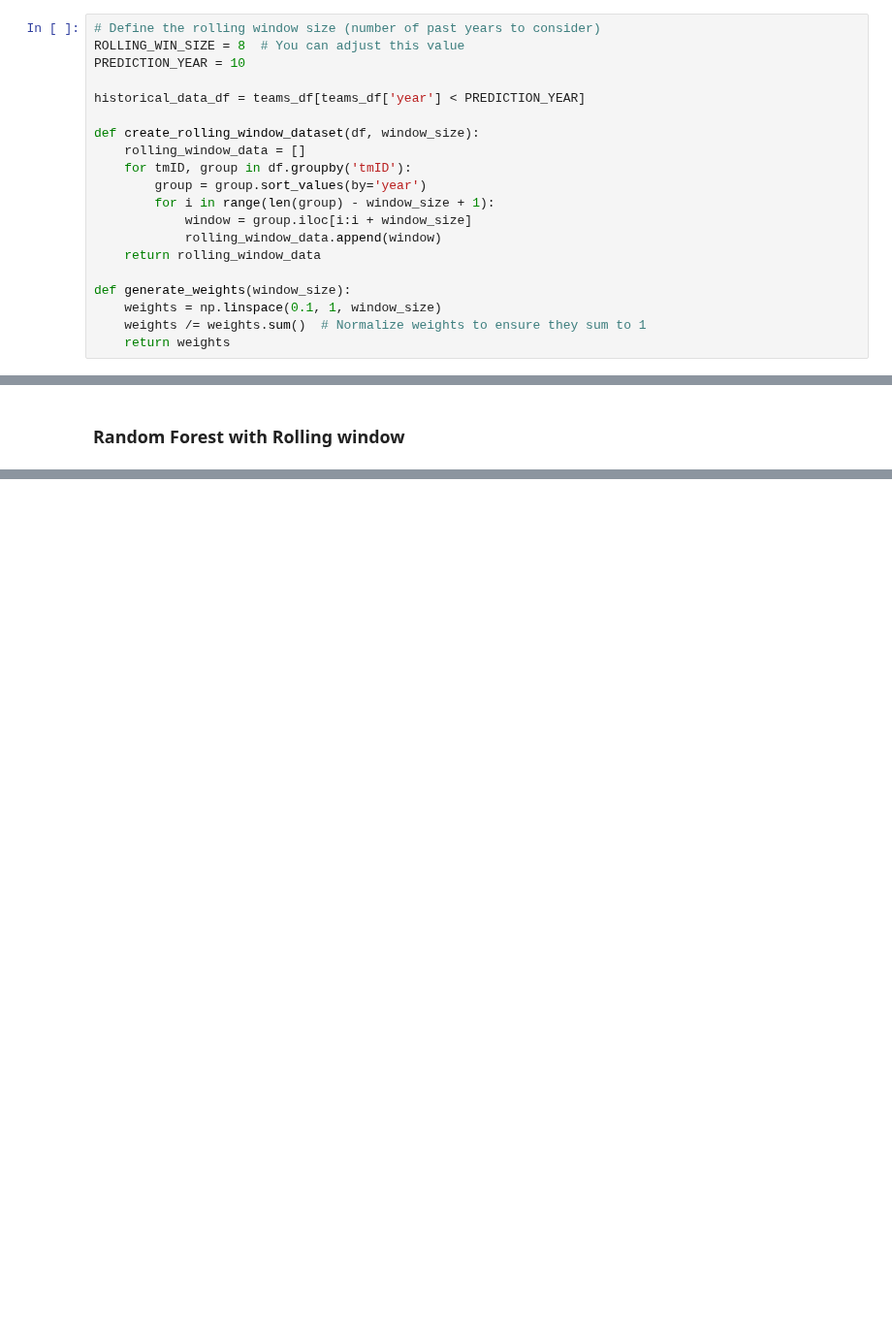
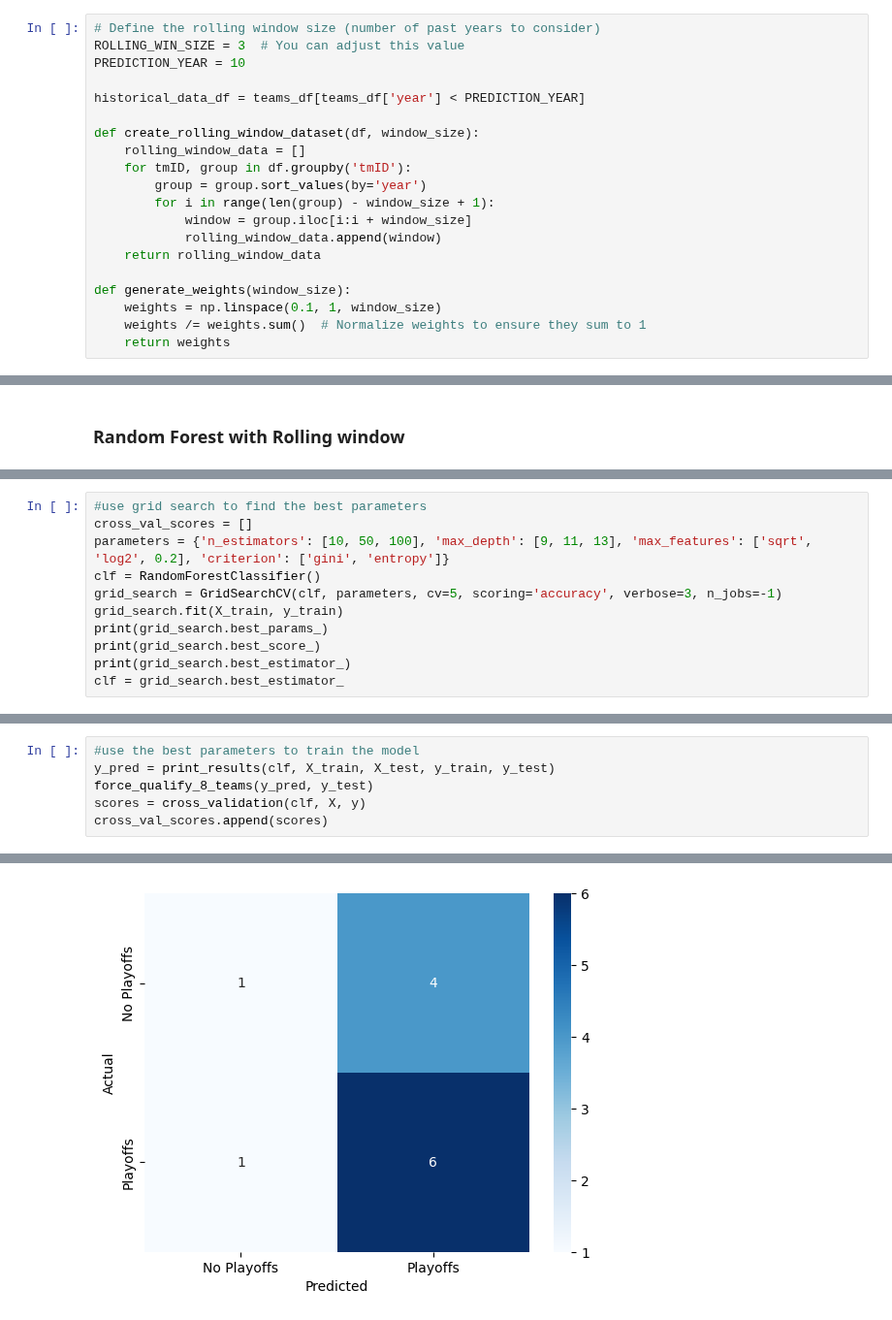
Before and after one commit to jogp10/WnbaPlayoffsPredicting, a Jupyter notebook: notebooks/modelling.ipynb, the cells around one changed output, grey strips where cells are left out. Shown at 97% size. Cells and saved outputs as stored; diff of their text form; blank space fills up the shorter version.

Commit message:
Add grid search

```diff
--- a/notebooks/modelling.ipynb
+++ b/notebooks/modelling.ipynb
@@ -191,7 +263,7 @@ In the next chapter we will explore using a rolling window to use past years for
 We will use a rolling window to predict the next season. We will use the last 3 seasons to predict the next one.
 # %%
 # Define the rolling window size (number of past years to consider)
-ROLLING_WIN_SIZE = 8  # You can adjust this value
+ROLLING_WIN_SIZE = 3  # You can adjust this value
 PREDICTION_YEAR = 10
 
 historical_data_df = teams_df[teams_df['year'] < PREDICTION_YEAR]
@@ -287,0 +382,11 @@ force_qualify_8_teams(y_pred, y_test)
+# %%
+#use grid search to find the best parameters
+cross_val_scores = []
+parameters = {'n_estimators': [10, 50, 100], 'max_depth': [9, 11, 13], 'max_features': ['sqrt', 'log2', 0.2], 'criterion': ['gini', 'entropy']}
+clf = RandomForestClassifier()
+grid_search = GridSearchCV(clf, parameters, cv=5, scoring='accuracy', verbose=3, n_jobs=-1)
+grid_search.fit(X_train, y_train)
+print(grid_search.best_params_)
+print(grid_search.best_score_)
+print(grid_search.best_estimator_)
+clf = grid_search.best_estimator_
@@ -287,0 +398,7 @@ force_qualify_8_teams(y_pred, y_test)
+# %%
+#use the best parameters to train the model
+y_pred = print_results(clf, X_train, X_test, y_train, y_test)
+force_qualify_8_teams(y_pred, y_test)
+scores = cross_validation(clf, X, y)
+cross_val_scores.append(scores)
+# %% [output]
@@ -287,0 +406 @@ force_qualify_8_teams(y_pred, y_test)
+[figure, added]
```
Also changed, not shown: parts of 24 cells of this notebook.
